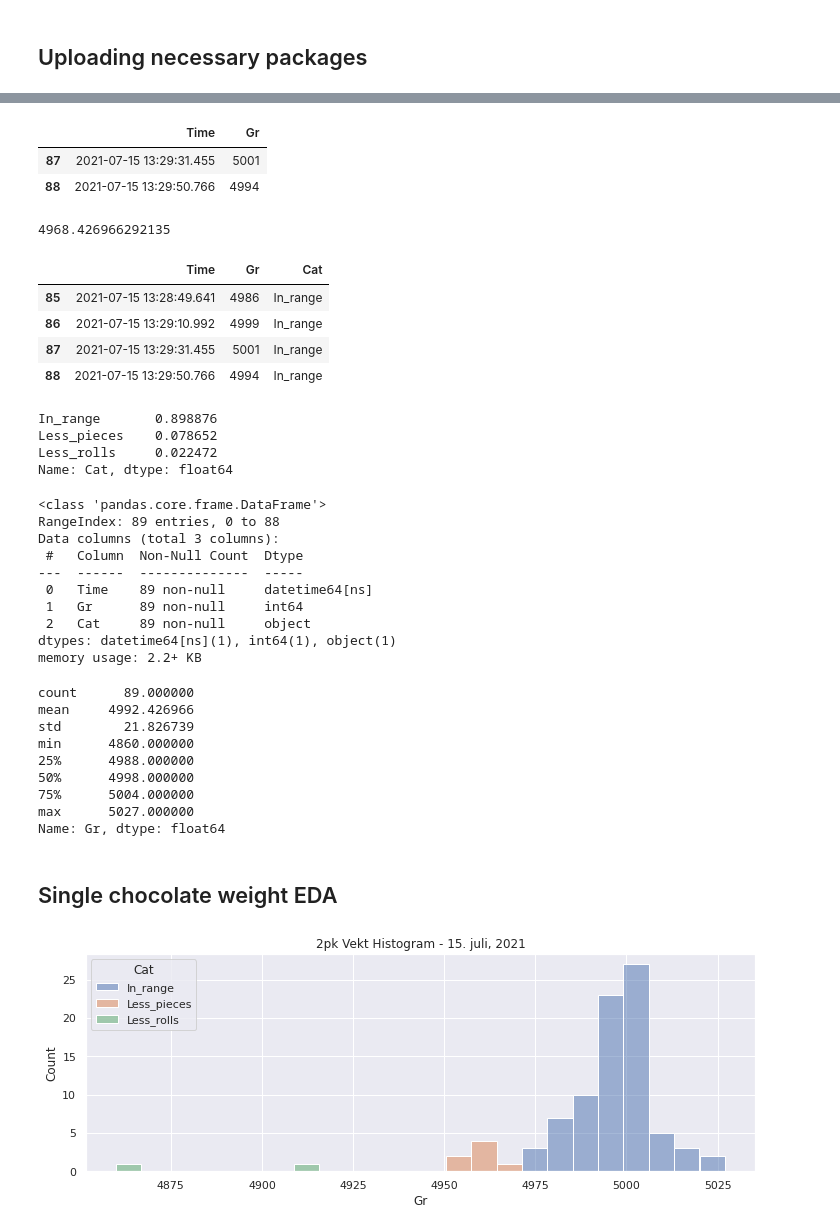
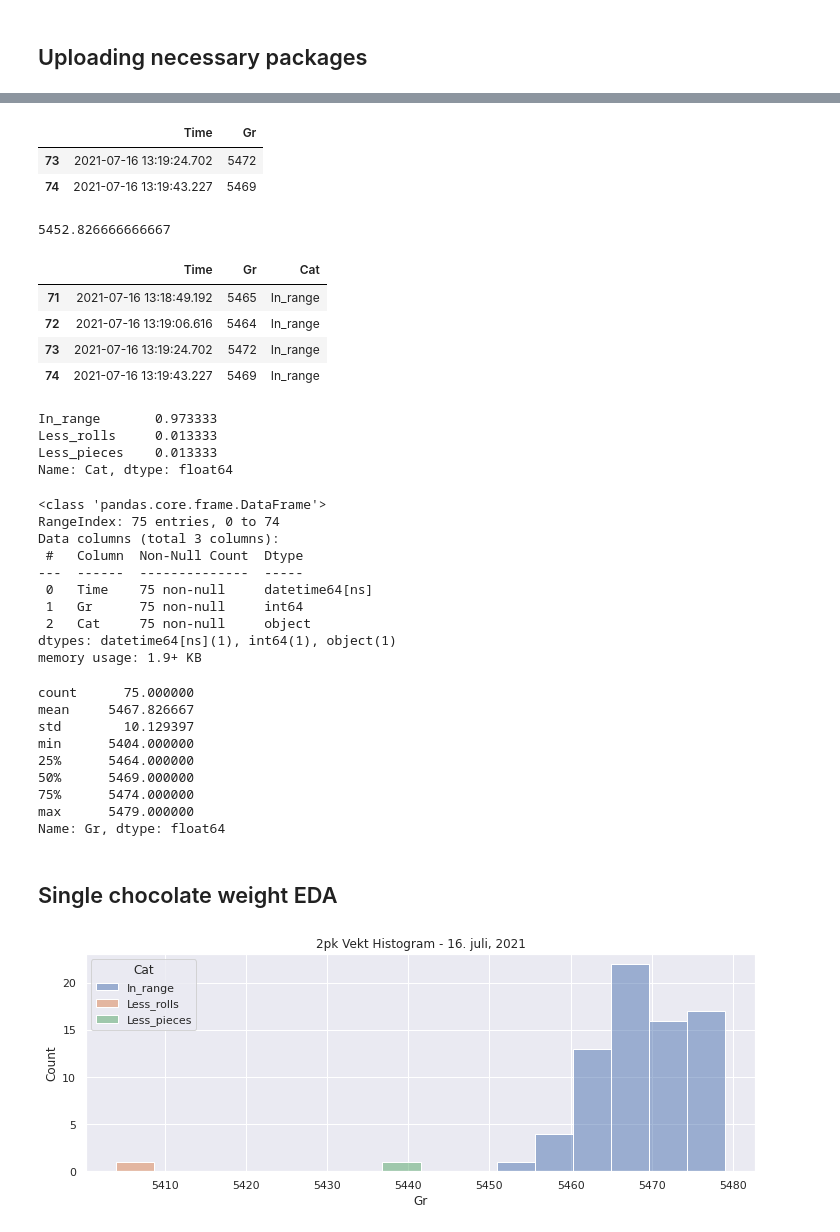
Before and after one commit to gabrielborja/python_data_analysis, a Jupyter notebook: molding_analysis.ipynb, the cells around one changed output, grey strips where cells are left out. Drawn from its saved outputs; the diff is of its cells as text; code cells hidden in the pictures.

```diff
--- a/molding_analysis.ipynb
+++ b/molding_analysis.ipynb
@@ -1255,7 +1255,7 @@ Saving 2021-07-15_2pk.csv to 2021-07-15_2pk (1).csv
 # %%
 #Storing dataset in a Pandas Dataframe
 import io
-df9 = pd.read_csv(io.BytesIO(uploaded9['2021-07-15_2pk.csv']), parse_dates=['Time'])
+df9 = pd.read_csv(io.BytesIO(uploaded9['2021-07-16_2pk_mar.csv']), parse_dates=['Time'])
 # %%
 #Renaming column
 df9 = df9.rename(columns={'Num': 'Gr'})
@@ -1278,8 +1278,8 @@ df9 = df9[df9['Gr'] > 4800].reset_index(drop=True)
 df9.tail(2)
 # %% [output]
 |  | Time | Gr |
-| 87 | 2021-07-15 13:29:31.455 | 5001 |
-| 88 | 2021-07-15 13:29:50.766 | 4994 |
+| 73 | 2021-07-16 13:19:24.702 | 5472 |
+| 74 | 2021-07-16 13:19:43.227 | 5469 |
 # %%
 #Calculate interquantile range and lower limit
 q_25 = df9['Gr'].quantile(q=0.25)
@@ -1288,61 +1288,61 @@ iqr = q_75 - q_25
 out_qr = (df9['Gr'].mean() - 1.5*iqr)
 out_qr
 # %% [output]
-4968.426966292135
+5452.826666666667
 # %%
 #Assign weight categories
-df9 = df9.assign(Cat = np.where(df9['Gr']<4925, 'Less_rolls', np.where(df9['Gr'] < out_qr, 'Less_pieces', 'In_range')))
+df9 = df9.assign(Cat = np.where(df9['Gr']<5420, 'Less_rolls', np.where(df9['Gr'] < out_qr, 'Less_pieces', 'In_range')))
 df9.tail(4)
 # %% [output]
 |  | Time | Gr | Cat |
-| 85 | 2021-07-15 13:28:49.641 | 4986 | In_range |
-| 86 | 2021-07-15 13:29:10.992 | 4999 | In_range |
-| 87 | 2021-07-15 13:29:31.455 | 5001 | In_range |
-| 88 | 2021-07-15 13:29:50.766 | 4994 | In_range |
+| 71 | 2021-07-16 13:18:49.192 | 5465 | In_range |
+| 72 | 2021-07-16 13:19:06.616 | 5464 | In_range |
+| 73 | 2021-07-16 13:19:24.702 | 5472 | In_range |
+| 74 | 2021-07-16 13:19:43.227 | 5469 | In_range |
 # %%
 #Checking unique values for category column
 df9['Cat'].value_counts(normalize=True)
 # %% [output]
-In_range       0.898876
-Less_pieces    0.078652
-Less_rolls     0.022472
+In_range       0.973333
+Less_rolls     0.013333
+Less_pieces    0.013333
 Name: Cat, dtype: float64
 # %%
 #Checking the dataframe information
 df9.info()
 # %% [output]
 <class 'pandas.core.frame.DataFrame'>
-RangeIndex: 89 entries, 0 to 88
+RangeIndex: 75 entries, 0 to 74
 Data columns (total 3 columns):
  #   Column  Non-Null Count  Dtype
 ---  ------  --------------  -----
- 0   Time    89 non-null     datetime64[ns]
- 1   Gr      89 non-null     int64
- 2   Cat     89 non-null     object
+ 0   Time    75 non-null     datetime64[ns]
+ 1   Gr      75 non-null     int64
+ 2   Cat     75 non-null     object
 dtypes: datetime64[ns](1), int64(1), object(1)
-memory usage: 2.2+ KB
+memory usage: 1.9+ KB
 # %%
 #Performing statistical analysis with cleaned data
 df9['Gr'].describe()
 # %% [output]
-count      89.000000
-mean     4992.426966
-std        21.826739
-min      4860.000000
-25%      4988.000000
-50%      4998.000000
-75%      5004.000000
-max      5027.000000
+count      75.000000
+mean     5467.826667
+std        10.129397
+min      5404.000000
+25%      5464.000000
+50%      5469.000000
+75%      5474.000000
+max      5479.000000
 Name: Gr, dtype: float64
 # %% [markdown]
 ## Single chocolate weight EDA
 # %%
 #Plotting the histogram of the weights
 sns.histplot(x='Gr', data=df9, hue='Cat')
-plt.title('2pk Vekt Histogram - 15. juli, 2021')
+plt.title('2pk Vekt Histogram - 16. juli, 2021')
 plt.show()
 # %% [output]
-[figure, old version]
+[figure, new version]
 # %%
 #Plotting the Boxplot of the weights
 sns.catplot(data=df9, y='Gr', kind='box')
```
Also changed, not shown: parts of 6 cells of this notebook.
